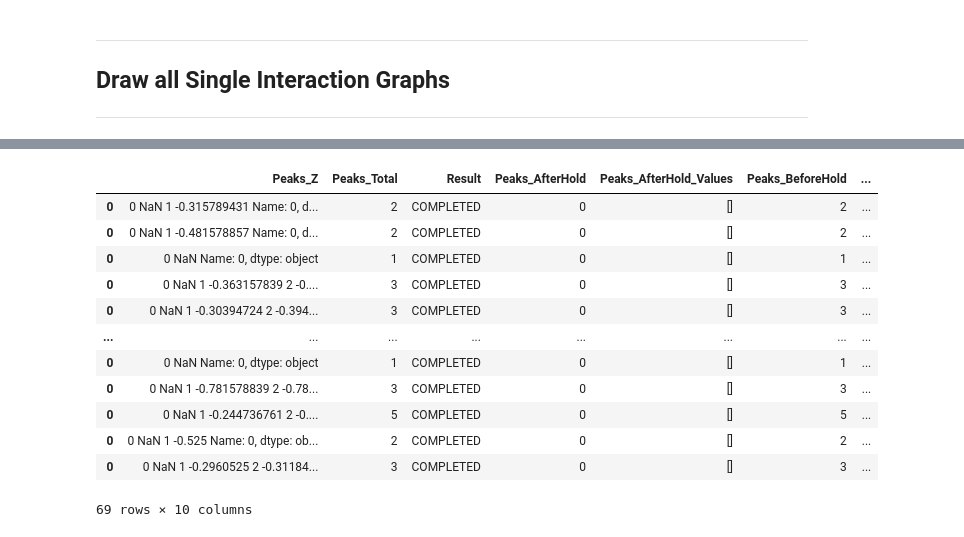
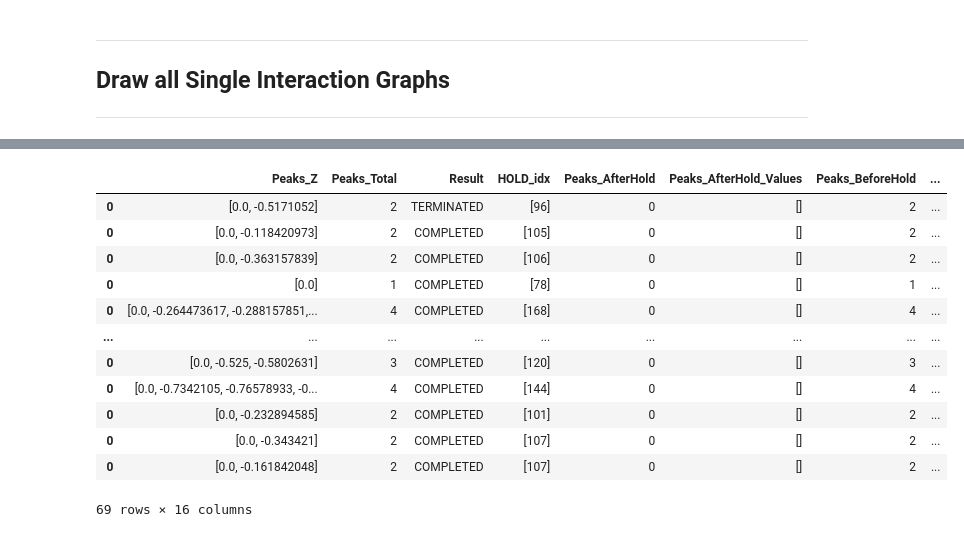
Before and after one commit to visualengineers/reflex-avi2022-results, a Jupyter notebook: code/details.ipynb, the cells around one changed output, grey strips where cells are left out. Cells and saved outputs as stored; diff of their text form; code cells hidden in the pictures.

Commit message:
feature: peak extraction and import / export
Former-commit-id: ea9045b80c5304d1dc1f0a59e71be18ca6448cb4

```diff
--- a/code/details.ipynb
+++ b/code/details.ipynb
@@ -276,58 +276,70 @@ def extractAllPeaks(num_layers, mapping, target):
       ex_max, _ = find_peaks(z_data, prominence=0.05)
       ex_min, _ = find_peaks(-z_data, prominence=0.05)
 
+      peaks = []
+      # if len(ex_min) + len(ex_max) > 0:
       peaks = np.concatenate([ex_max,ex_min])
 
-      hold = np.array(norm[norm["posX"] == " HOLD"].index)
+      pos = norm[norm["posX"] == " HOLD"]
 
-      peaks_z = pd.DataFrame(peaks).apply(lambda item: norm.iloc[item.index]["posZ"])[0]
+      if len(pos) == 1:
+         hold = np.array(pos.index)
 
-      result["Peaks_Z"] = [peaks_z]
+      else: #hold.isnull():
+         hold = np.array(norm.index[-1])
+
+      peaks_z = pd.DataFrame(pd.DataFrame(peaks).apply(lambda item: norm.iloc[item.index]["posZ"])[0].replace(to_replace='-', value='0').astype(float).fillna(0))
+
+      result["Peaks_Z"] = [peaks_z[0].values]
       result["Peaks_Total"] = len(peaks)
 
       result["Result"] = norm["Result"][1]
+
+      result["HOLD_idx"] = [hold]
 
       before = peaks[peaks >= hold]
       after = peaks[peaks < hold]
 
       result["Peaks_AfterHold"] = len(before)
       result["Peaks_AfterHold_Values"] = [before]
       result["Peaks_BeforeHold"] = len(after)
       result["Peaks_BeforeHold_Values"] = [after]
 
       lower = peaks_z[peaks_z[0] > -borders[target+1]]
       deeper = peaks_z[peaks_z[0] < -borders[target]]
 
       result["Peaks_lower"] = len(lower)
-      result["Peaks_lower_Values"] = [lower]
+      result["Peaks_lower_Values"] = [lower[0].values]
       result["Peaks_deeper"] = len(deeper)
-      result["Peaks_deeper_Values"] = [deeper]
+      result["Peaks_deeper_Values"] = [deeper[0].values]
 
       result["Peaks_between"] = result["Peaks_Total"] - (result["Peaks_lower"] + result["Peaks_deeper"])
+
+      result["Peaks_Z"] = result["Peaks_Z"]
 
       complete = pd.concat([complete, result])
 
 
    complete["NumLayers"] = num_layers
    complete["MappingMethod"] = mapping
    complete["TargetLayer"] = target
 
    return complete
 
-peaks_df = extractAllPeaks(9, " densening", 1)
-
+# test
+peaks_df = extractAllPeaks(6, " direct", 1)
 display(peaks_df)
 # %% [output]
-|  | Peaks_Z | Peaks_Total | Result | Peaks_AfterHold | Peaks_AfterHold_Values | Peaks_BeforeHold | ... |
-| 0 | 0 NaN 1 -0.315789431 Name: 0, d... | 2 | COMPLETED | 0 | [] | 2 | ... |
-| 0 | 0 NaN 1 -0.481578857 Name: 0, d... | 2 | COMPLETED | 0 | [] | 2 | ... |
-| 0 | 0 NaN Name: 0, dtype: object | 1 | COMPLETED | 0 | [] | 1 | ... |
-| 0 | 0 NaN 1 -0.363157839 2 -0.... | 3 | COMPLETED | 0 | [] | 3 | ... |
-| 0 | 0 NaN 1 -0.30394724 2 -0.394... | 3 | COMPLETED | 0 | [] | 3 | ... |
-| ... | ... | ... | ... | ... | ... | ... | ... |
-| 0 | 0 NaN Name: 0, dtype: object | 1 | COMPLETED | 0 | [] | 1 | ... |
-| 0 | 0 NaN 1 -0.781578839 2 -0.78... | 3 | COMPLETED | 0 | [] | 3 | ... |
-| 0 | 0 NaN 1 -0.244736761 2 -0.... | 5 | COMPLETED | 0 | [] | 5 | ... |
-| 0 | 0 NaN 1 -0.525 Name: 0, dtype: ob... | 2 | COMPLETED | 0 | [] | 2 | ... |
-| 0 | 0 NaN 1 -0.2960525 2 -0.31184... | 3 | COMPLETED | 0 | [] | 3 | ... |
+|  | Peaks_Z | Peaks_Total | Result | HOLD_idx | Peaks_AfterHold | Peaks_AfterHold_Values | Peaks_BeforeHold | ... |
+| 0 | [0.0, -0.5171052] | 2 | TERMINATED | [96] | 0 | [] | 2 | ... |
+| 0 | [0.0, -0.118420973] | 2 | COMPLETED | [105] | 0 | [] | 2 | ... |
+| 0 | [0.0, -0.363157839] | 2 | COMPLETED | [106] | 0 | [] | 2 | ... |
+| 0 | [0.0] | 1 | COMPLETED | [78] | 0 | [] | 1 | ... |
+| 0 | [0.0, -0.264473617, -0.288157851,... | 4 | COMPLETED | [168] | 0 | [] | 4 | ... |
+| ... | ... | ... | ... | ... | ... | ... | ... | ... |
+| 0 | [0.0, -0.525, -0.5802631] | 3 | COMPLETED | [120] | 0 | [] | 3 | ... |
+| 0 | [0.0, -0.7342105, -0.76578933, -0... | 4 | COMPLETED | [144] | 0 | [] | 4 | ... |
+| 0 | [0.0, -0.232894585] | 2 | COMPLETED | [101] | 0 | [] | 2 | ... |
+| 0 | [0.0, -0.343421] | 2 | COMPLETED | [107] | 0 | [] | 2 | ... |
+| 0 | [0.0, -0.161842048] | 2 | COMPLETED | [107] | 0 | [] | 2 | ... |
-69 rows × 10 columns
+69 rows × 16 columns
```
Also changed, not shown: parts of 1 cell of this notebook, 1 other file.
